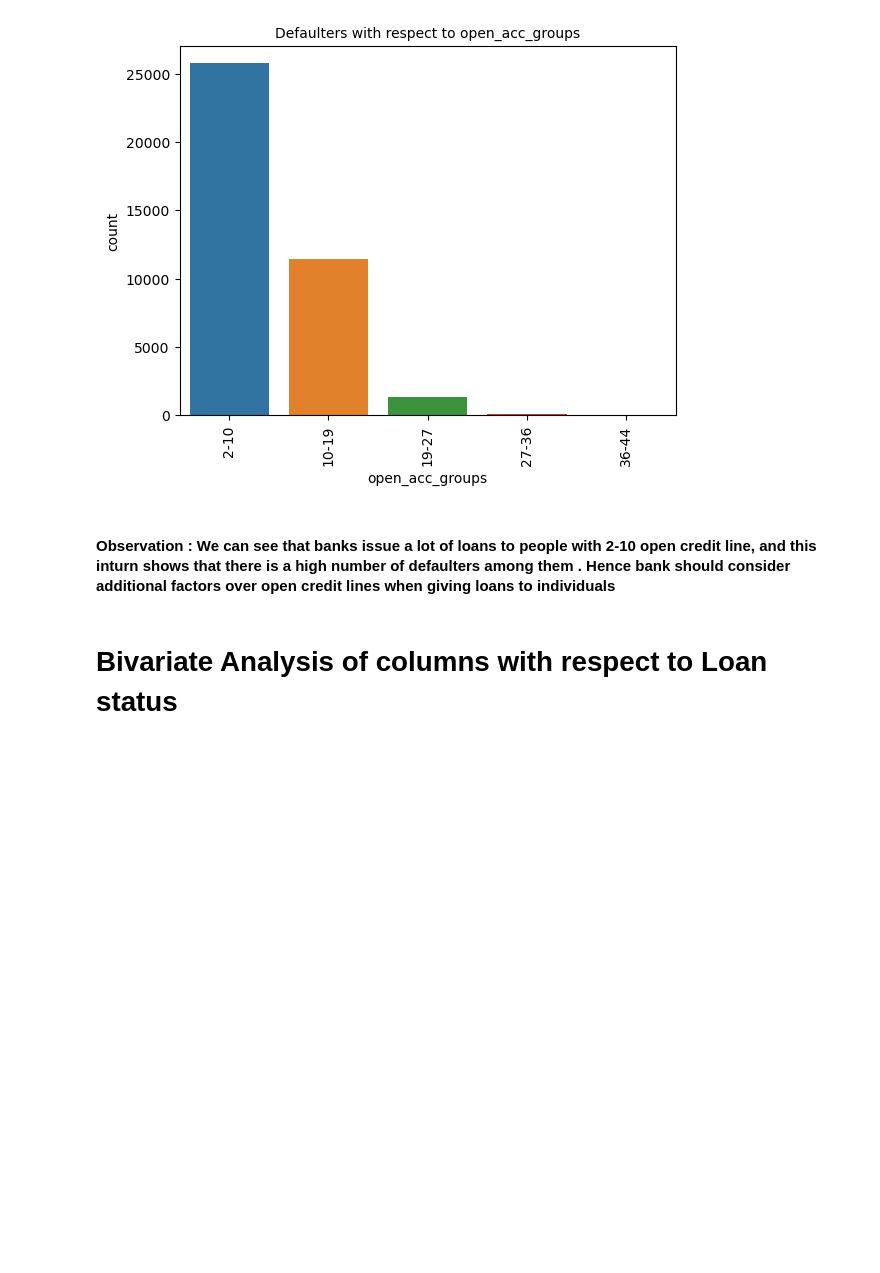
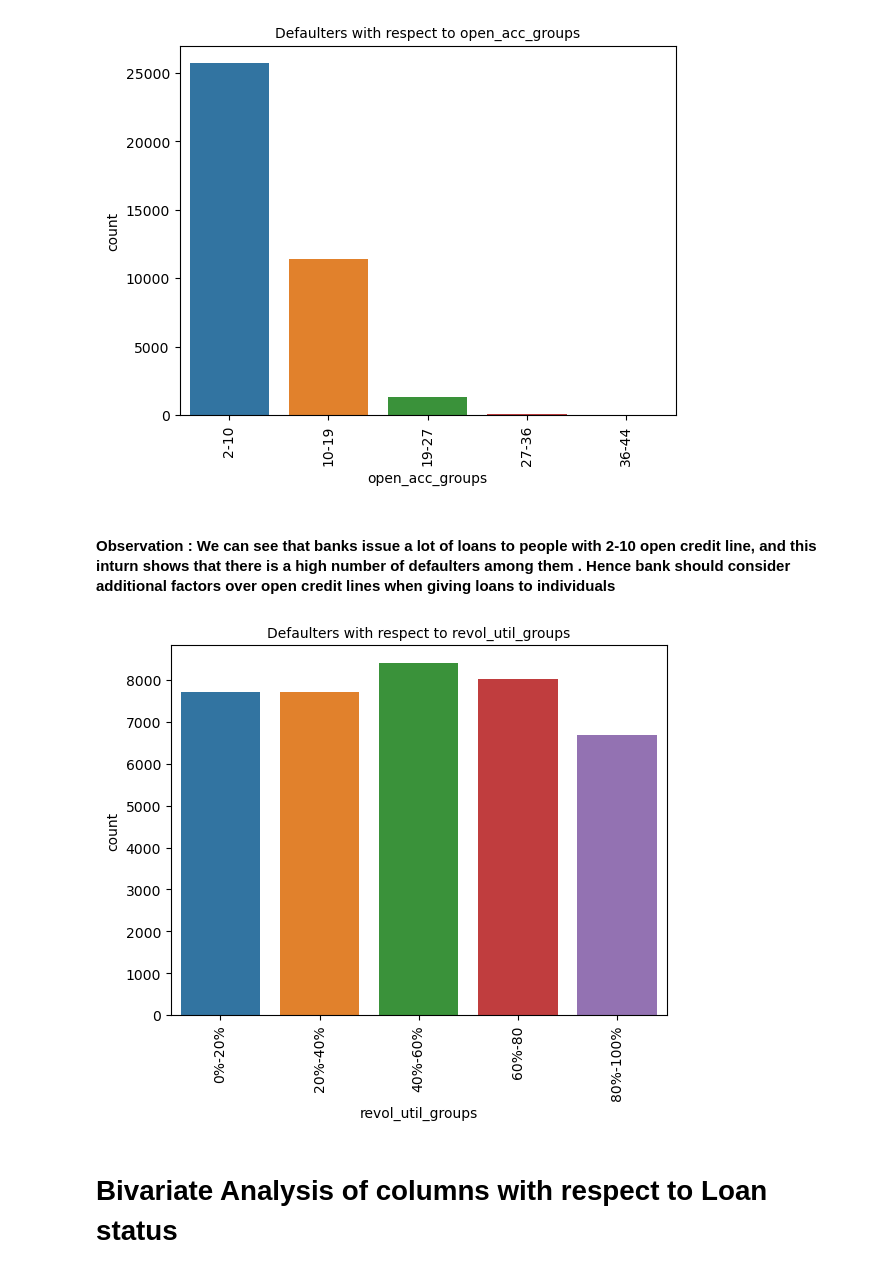
Before and after one commit to Mahalakshmi-Totad/lending_club_case_study, a Jupyter notebook: Group_Facilitator_Vivek P Rajeev.ipynb, the cells around one changed output. Saved outputs shown, nothing was run; the diff lists cells and outputs as text; code cells hidden in the pictures; blank space fills up the shorter version.

```diff
--- a/Group_Facilitator_Vivek P Rajeev.ipynb
+++ b/Group_Facilitator_Vivek P Rajeev.ipynb
@@ -759,10 +766,12 @@ plt.show()
 #### Observation : We can see that banks issue a lot of loans to people with 2-10 open credit line, and this inturn shows that there is a high number of defaulters among them . Hence bank should consider additional factors over open credit lines when giving loans to individuals
 # %%
 ### Loan status with Revol_util
-s.countplot(x=data1.revol_util_groups,data=charged_off)
+sns.countplot(x=data1.revol_util_groups,data=charged_off)
 plt.title("Defaulters with respect to revol_util_groups", fontsize=10)
 plt.xticks(rotation=90)
 plt.show()
+# %% [output]
+[figure, added]
 # %% [markdown]
 # Bivariate Analysis of columns with respect to Loan status
 # %% [markdown]
```
Also changed, not shown: parts of 34 cells of this notebook.
